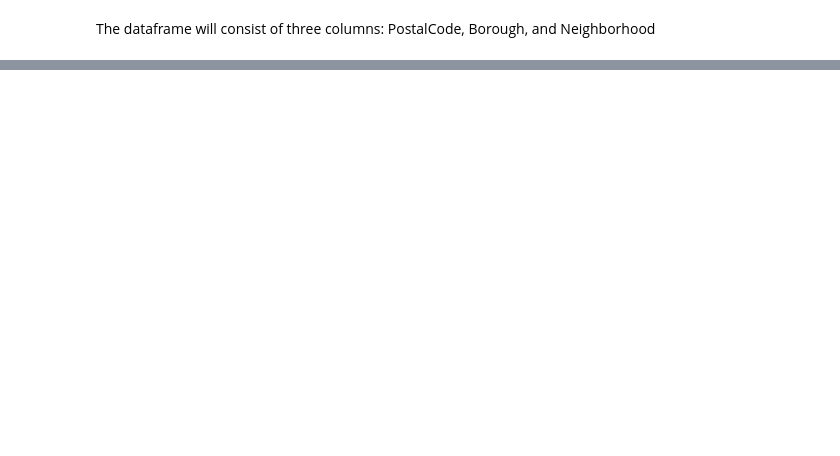
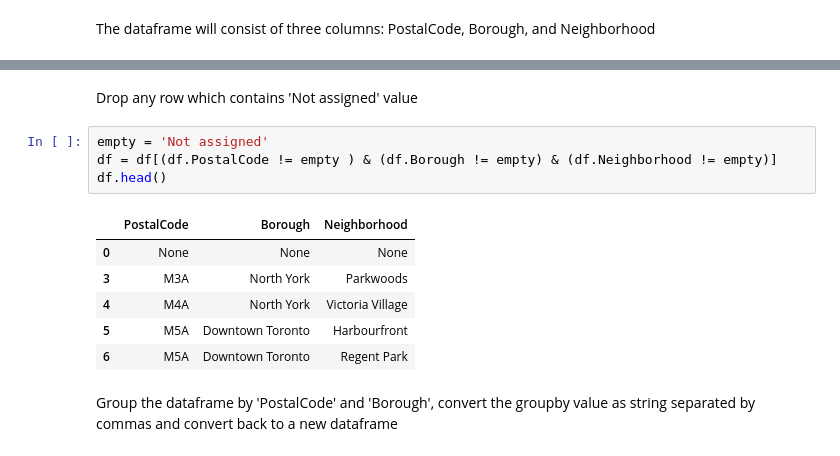
Before and after one commit to thisisaaqib/capstone-repository, a Jupyter notebook: Segmenting and Clustering Neighborhoods.ipynb, the cells around one changed output, grey strips where cells are left out. Drawn from its saved outputs; the diff is of its cells as text; blank space fills up the shorter version.

```diff
--- a/Segmenting and Clustering Neighborhoods.ipynb
+++ b/Segmenting and Clustering Neighborhoods.ipynb
@@ -132,0 +45,15 @@ df1
+# %% [markdown]
+Drop any row which contains 'Not assigned' value
+# %%
+empty = 'Not assigned'
+df = df[(df.PostalCode != empty ) & (df.Borough != empty) & (df.Neighborhood != empty)]
+df.head()
+# %% [output]
+|  | PostalCode | Borough | Neighborhood |
+| 0 | None | None | None |
+| 3 | M3A | North York | Parkwoods |
+| 4 | M4A | North York | Victoria Village |
+| 5 | M5A | Downtown Toronto | Harbourfront |
+| 6 | M5A | Downtown Toronto | Regent Park |
+# %% [markdown]
+Group the dataframe by 'PostalCode' and 'Borough', convert the groupby value as string separated by commas and convert back to a new dataframe
```
Also changed, not shown: parts of 50 cells of this notebook.
